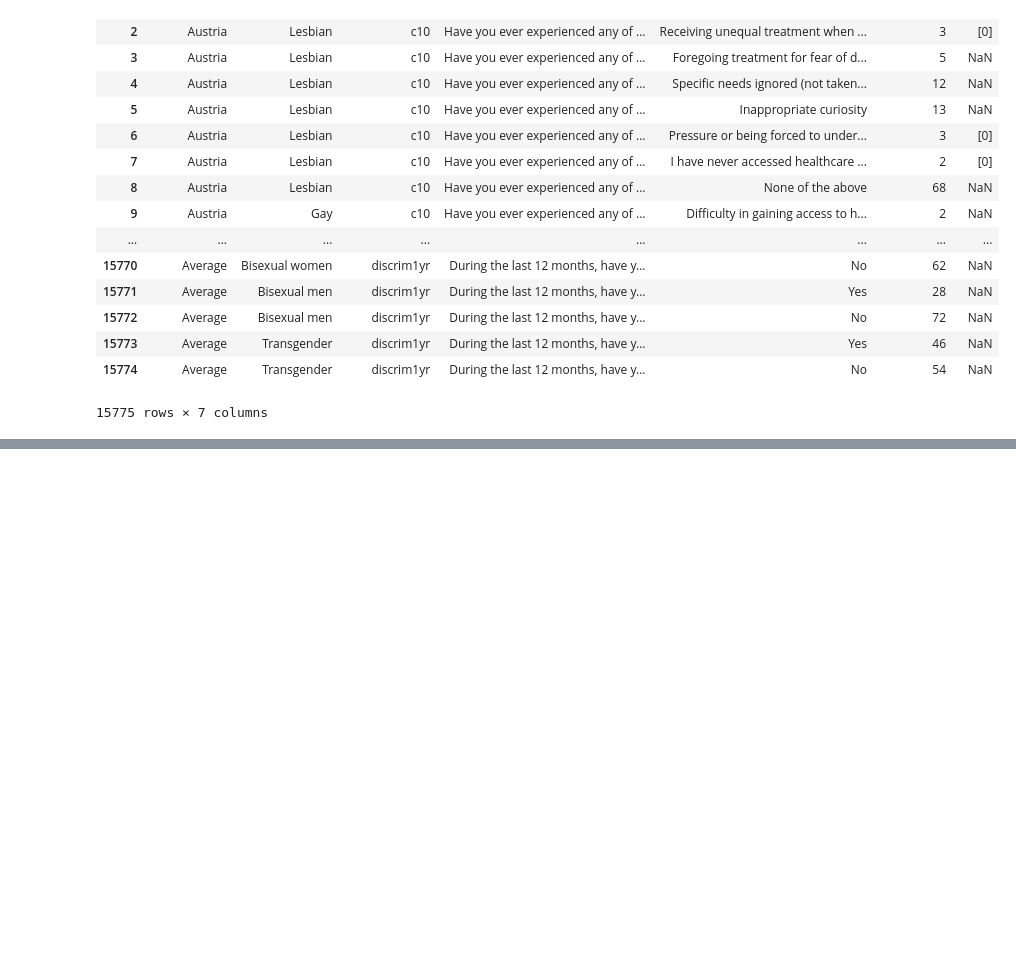
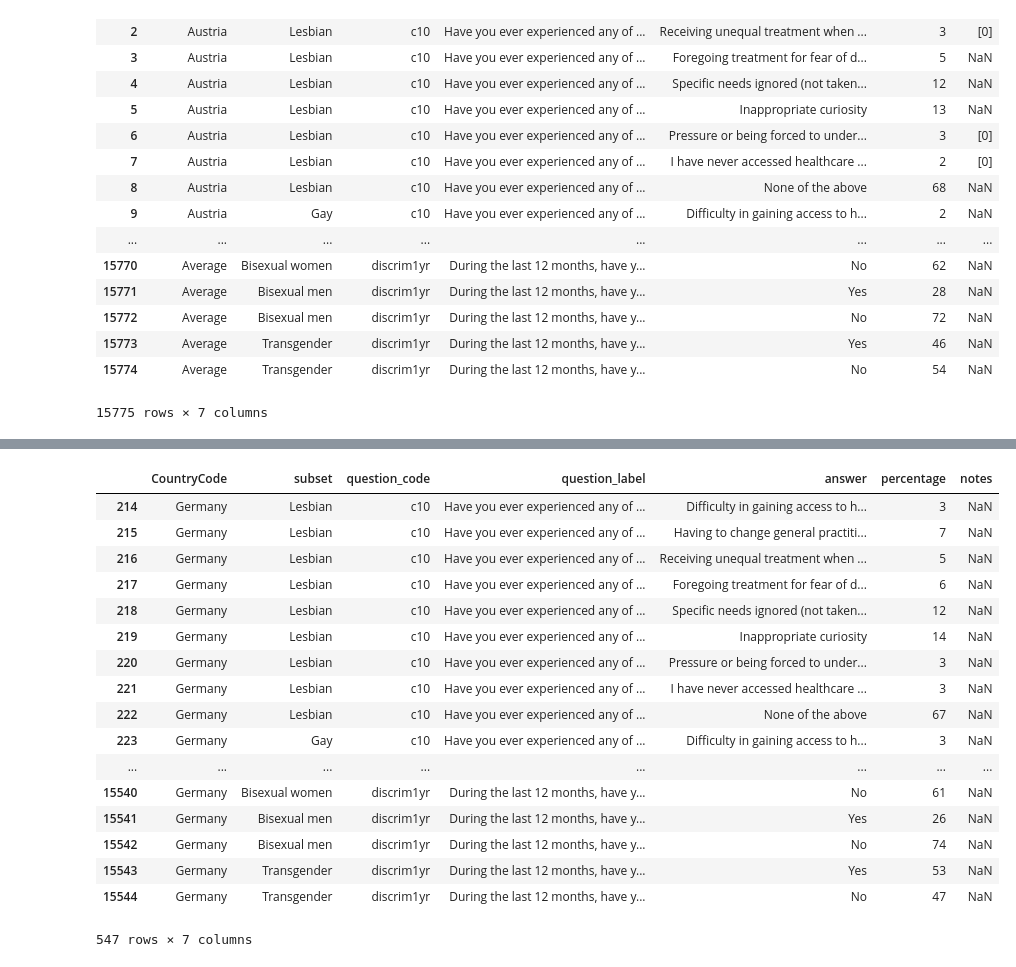
Before and after one commit to irwinmier96/Extra_Side_Projects, a Jupyter notebook: LGBT Europe/Untitled.ipynb, the cells around one changed output, grey strips where cells are left out. Drawn from its saved outputs; the diff is of its cells as text; code cells hidden in the pictures; blank space fills up the shorter version.

Commit message:
analyzing discrimination based on country

```diff
--- a/LGBT Europe/Untitled.ipynb
+++ b/LGBT Europe/Untitled.ipynb
@@ -27,5 +50,25 @@ disc
 # %%
 #separate datasets by country and question: Compare a western European country to an Eastern European country
 #Germany and Romania
-#pick three questions
+#pick three questions related to maybe school
 germany = disc[disc["CountryCode"] == "Germany"]
+germany
+# %% [output]
+|  | CountryCode | subset | question_code | question_label | answer | percentage | notes |
+| 214 | Germany | Lesbian | c10 | Have you ever experienced any of ... | Difficulty in gaining access to h... | 3 | NaN |
+| 215 | Germany | Lesbian | c10 | Have you ever experienced any of ... | Having to change general practiti... | 7 | NaN |
+| 216 | Germany | Lesbian | c10 | Have you ever experienced any of ... | Receiving unequal treatment when ... | 5 | NaN |
+| 217 | Germany | Lesbian | c10 | Have you ever experienced any of ... | Foregoing treatment for fear of d... | 6 | NaN |
+| 218 | Germany | Lesbian | c10 | Have you ever experienced any of ... | Specific needs ignored (not taken... | 12 | NaN |
+| 219 | Germany | Lesbian | c10 | Have you ever experienced any of ... | Inappropriate curiosity | 14 | NaN |
+| 220 | Germany | Lesbian | c10 | Have you ever experienced any of ... | Pressure or being forced to under... | 3 | NaN |
+| 221 | Germany | Lesbian | c10 | Have you ever experienced any of ... | I have never accessed healthcare ... | 3 | NaN |
+| 222 | Germany | Lesbian | c10 | Have you ever experienced any of ... | None of the above | 67 | NaN |
+| 223 | Germany | Gay | c10 | Have you ever experienced any of ... | Difficulty in gaining access to h... | 3 | NaN |
+| ... | ... | ... | ... | ... | ... | ... | ... |
+| 15540 | Germany | Bisexual women | discrim1yr | During the last 12 months, have y... | No | 61 | NaN |
+| 15541 | Germany | Bisexual men | discrim1yr | During the last 12 months, have y... | Yes | 26 | NaN |
+| 15542 | Germany | Bisexual men | discrim1yr | During the last 12 months, have y... | No | 74 | NaN |
+| 15543 | Germany | Transgender | discrim1yr | During the last 12 months, have y... | Yes | 53 | NaN |
+| 15544 | Germany | Transgender | discrim1yr | During the last 12 months, have y... | No | 47 | NaN |
+547 rows × 7 columns
```
Also changed, not shown: parts of 4 cells of this notebook.
